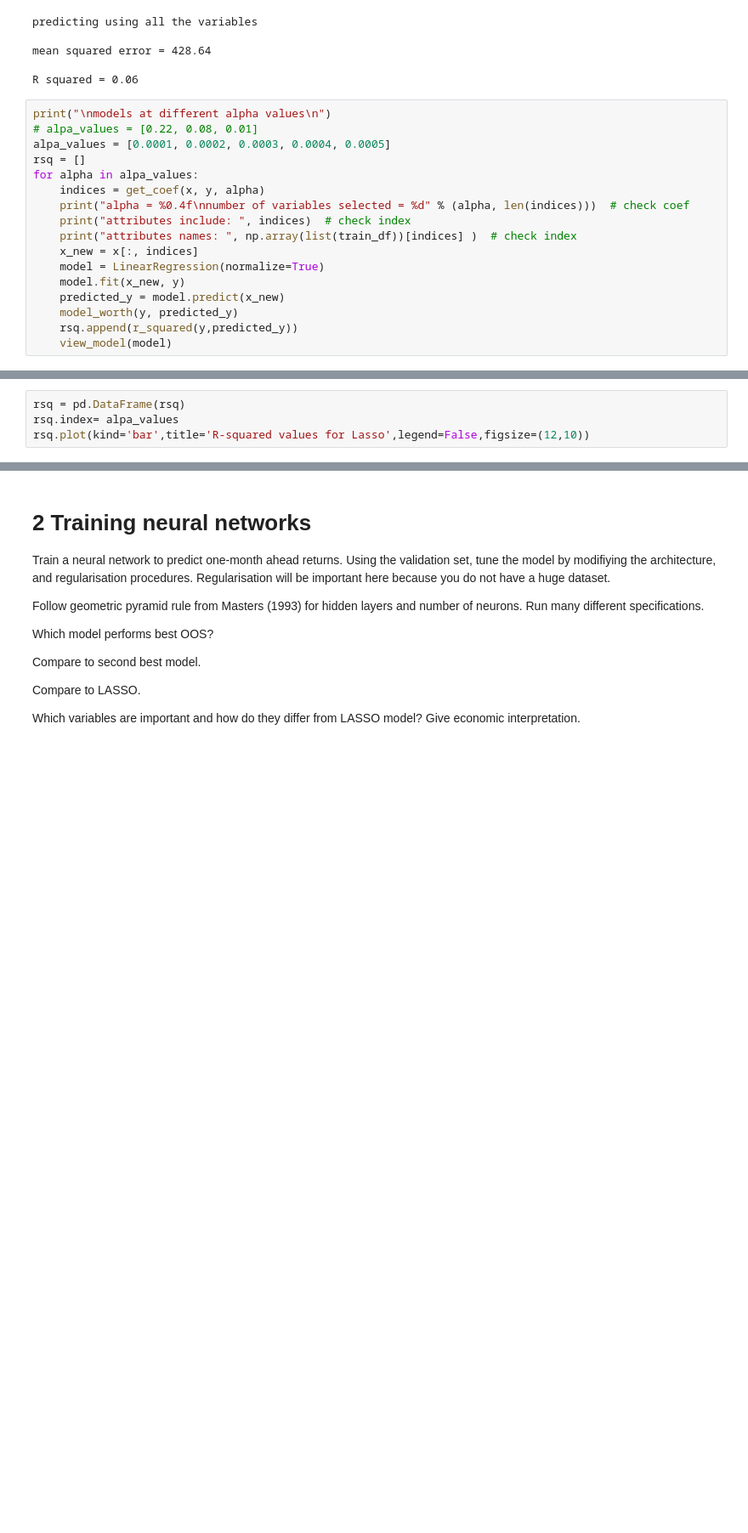
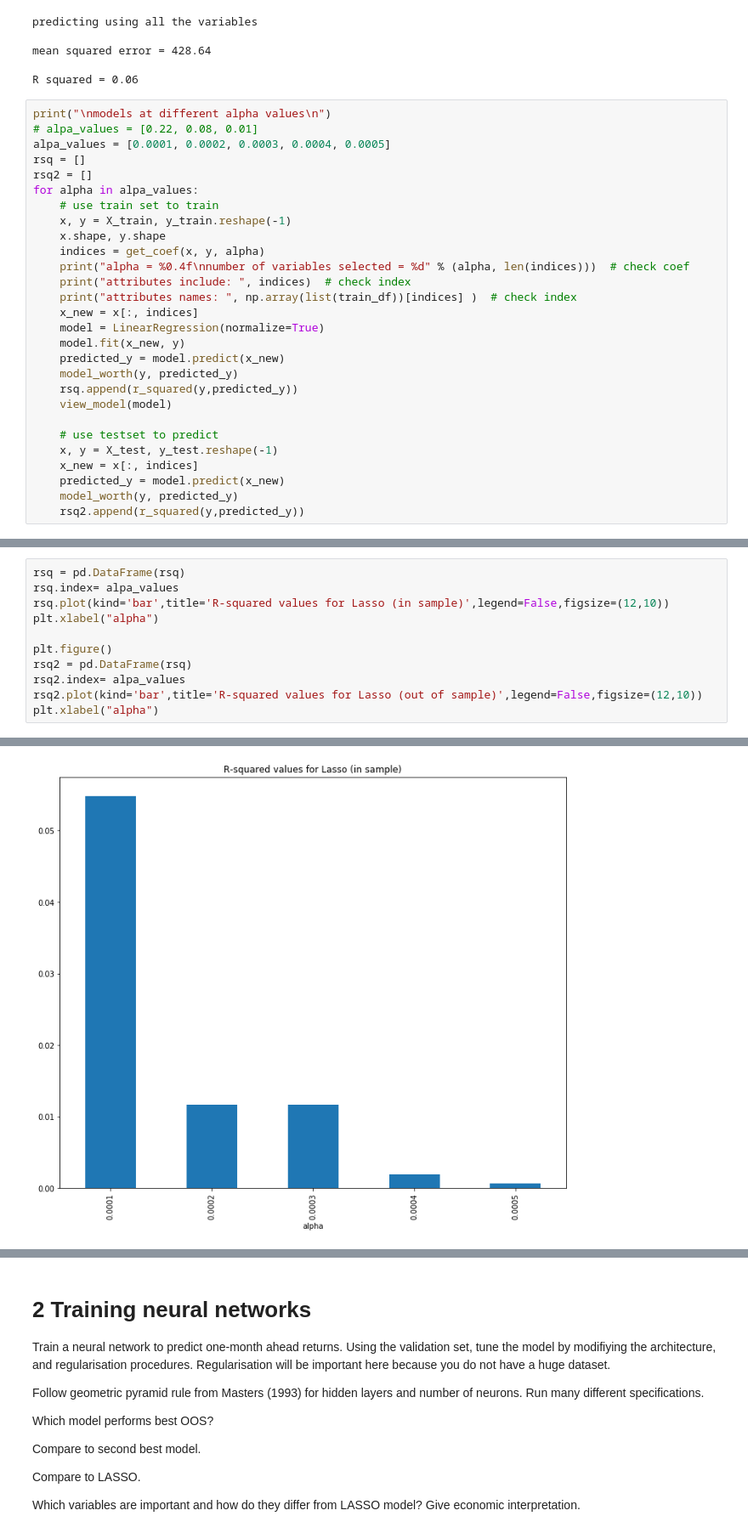
Before and after one commit to TimZhiX/Big-Data-in-Finance-II, a Jupyter notebook: Assignment2/BigData2_Assignment2_Group7.ipynb, the cells around one changed output, grey strips where cells are left out. Shown at 85% size. Drawn from its saved outputs; the diff is of its cells as text; blank space fills up the shorter version.

```diff
--- a/Assignment2/BigData2_Assignment2_Group7.ipynb
+++ b/Assignment2/BigData2_Assignment2_Group7.ipynb
@@ -477,7 +477,11 @@ print("\nmodels at different alpha values\n")
 # alpa_values = [0.22, 0.08, 0.01]
 alpa_values = [0.0001, 0.0002, 0.0003, 0.0004, 0.0005]
 rsq = []
+rsq2 = []
 for alpha in alpa_values:
+    # use train set to train
+    x, y = X_train, y_train.reshape(-1)
+    x.shape, y.shape
     indices = get_coef(x, y, alpha)
     print("alpha = %0.4f\nnumber of variables selected = %d" % (alpha, len(indices)))  # check coef
     print("attributes include: ", indices)  # check index
@@ -489,6 +493,13 @@ for alpha in alpa_values:
     model_worth(y, predicted_y)
     rsq.append(r_squared(y,predicted_y))
     view_model(model)
+
+    # use testset to predict
+    x, y = X_test, y_test.reshape(-1)
+    x_new = x[:, indices]
+    predicted_y = model.predict(x_new)
+    model_worth(y, predicted_y)
+    rsq2.append(r_squared(y,predicted_y))
 # %% [output]
 models at different alpha values
 
@@ -510,5 +521,12 @@ intercept : 1.695
 # %%
 rsq = pd.DataFrame(rsq)
 rsq.index= alpa_values
-rsq.plot(kind='bar',title='R-squared values for Lasso',legend=False,figsize=(12,10))
+rsq.plot(kind='bar',title='R-squared values for Lasso (in sample)',legend=False,figsize=(12,10))
+plt.xlabel("alpha")
+
+plt.figure()
+rsq2 = pd.DataFrame(rsq)
+rsq2.index= alpa_values
+rsq2.plot(kind='bar',title='R-squared values for Lasso (out of sample)',legend=False,figsize=(12,10))
+plt.xlabel("alpha")
 # %% [output]
@@ -514,0 +539 @@ rsq.plot(kind='bar',title='R-squared values for Lasso',legend=False,figsize=(12,
+[figure, new version]
```
Also changed, not shown: parts of 7 cells of this notebook.
